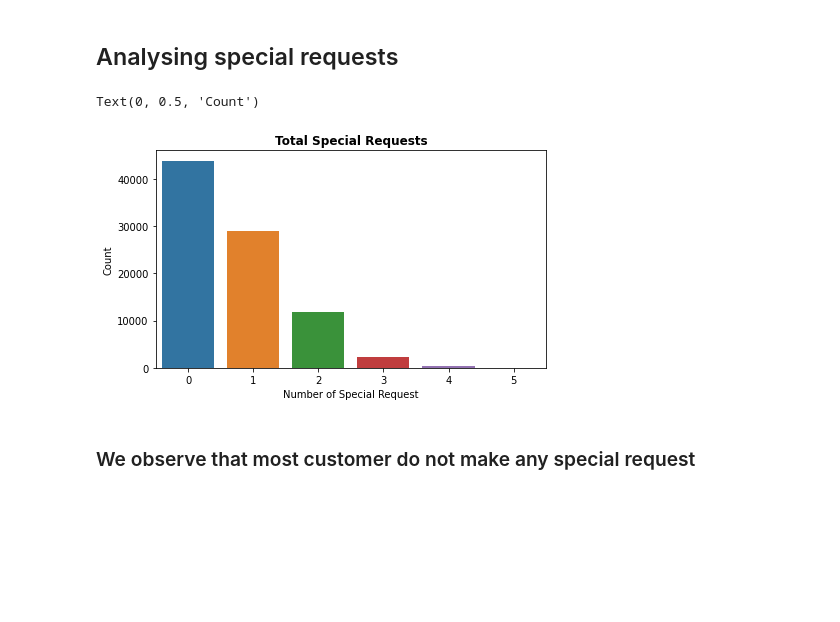
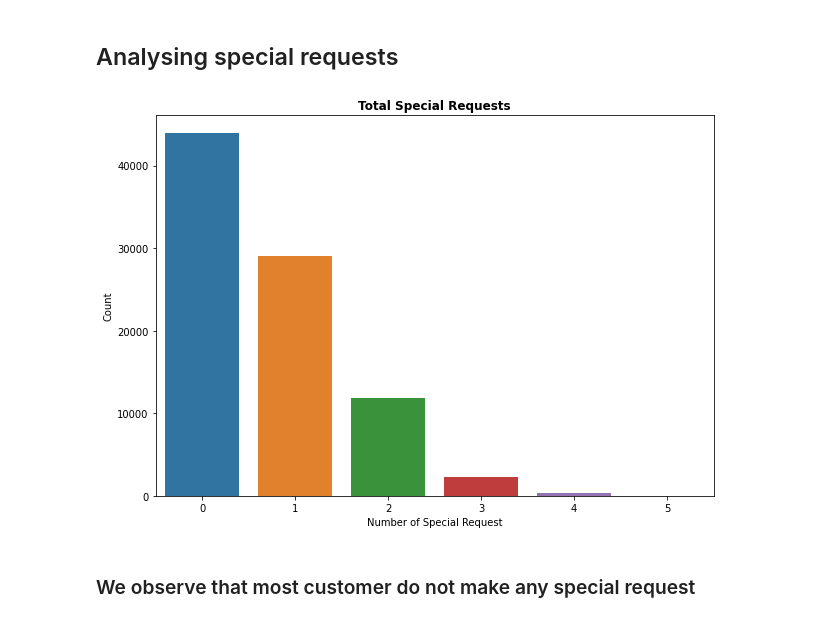
Before and after one commit to Singh-Pravin/Hotel-Booking-Analysis---EDA, a Jupyter notebook: Hotel_Booking_Analysis_Capstone_Project.ipynb, the cells around one changed output. Drawn from its saved outputs; the diff is of its cells as text; code cells hidden in the pictures; blank space fills up the shorter version.

```diff
--- a/Hotel_Booking_Analysis_Capstone_Project.ipynb
+++ b/Hotel_Booking_Analysis_Capstone_Project.ipynb
@@ -643,14 +647,14 @@ B) For the months of August the number of repeated guests delivered by 'Direct'
 ## Analysing special requests
 # %%
 # We created countplot to display count of number of special requests
-plt.figure(figsize = (7,4))
+plt.figure(figsize = (10,7))
 sns.countplot(x='total_of_special_requests', data=df1)
 plt.title('Total Special Requests', weight='bold')
 plt.xlabel('Number of Special Request')
 plt.ylabel('Count')
+plt.show()
 # %% [output]
-Text(0, 0.5, 'Count')
-[figure, old version]
+[figure, new version]
 # %% [markdown]
 ### We observe that most customer do not make any special request
 # %% [markdown]
```
Also changed, not shown: parts of 16 cells of this notebook.
